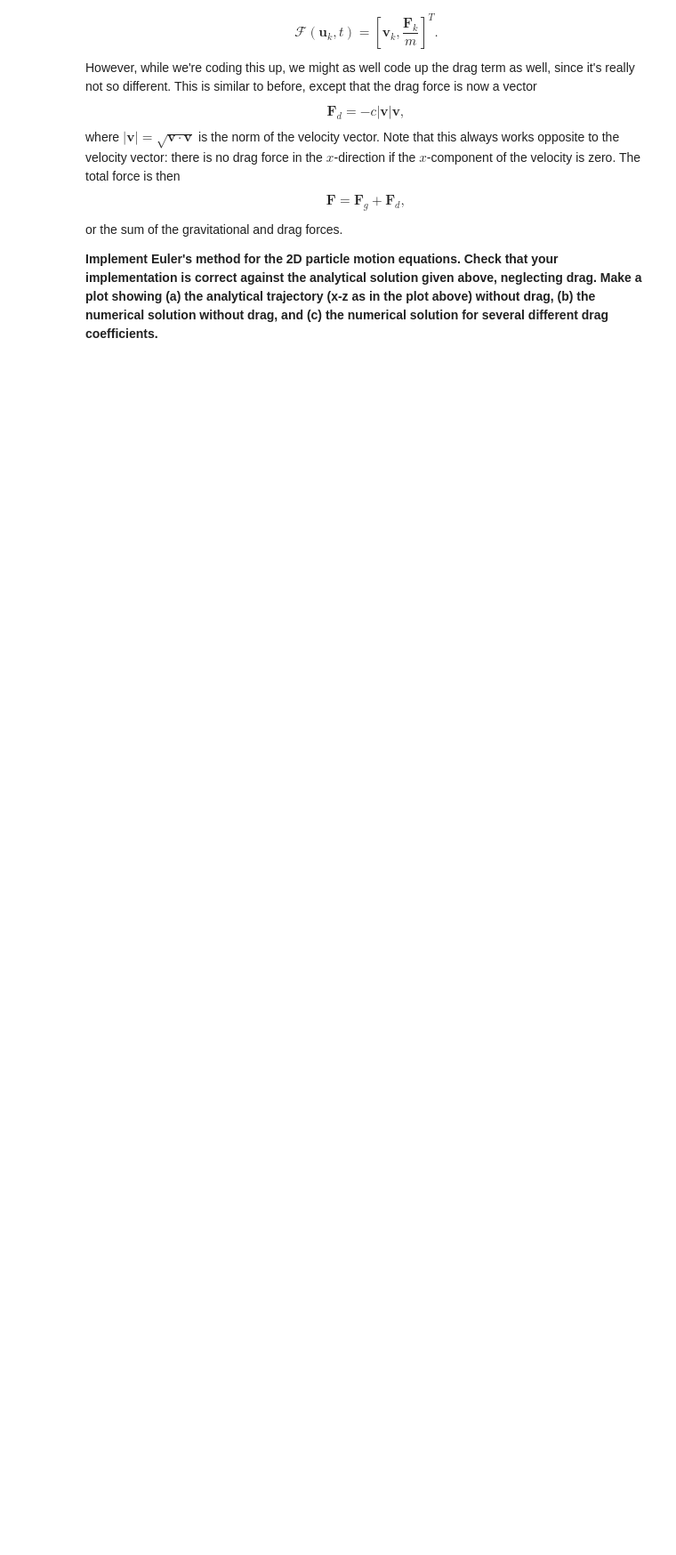
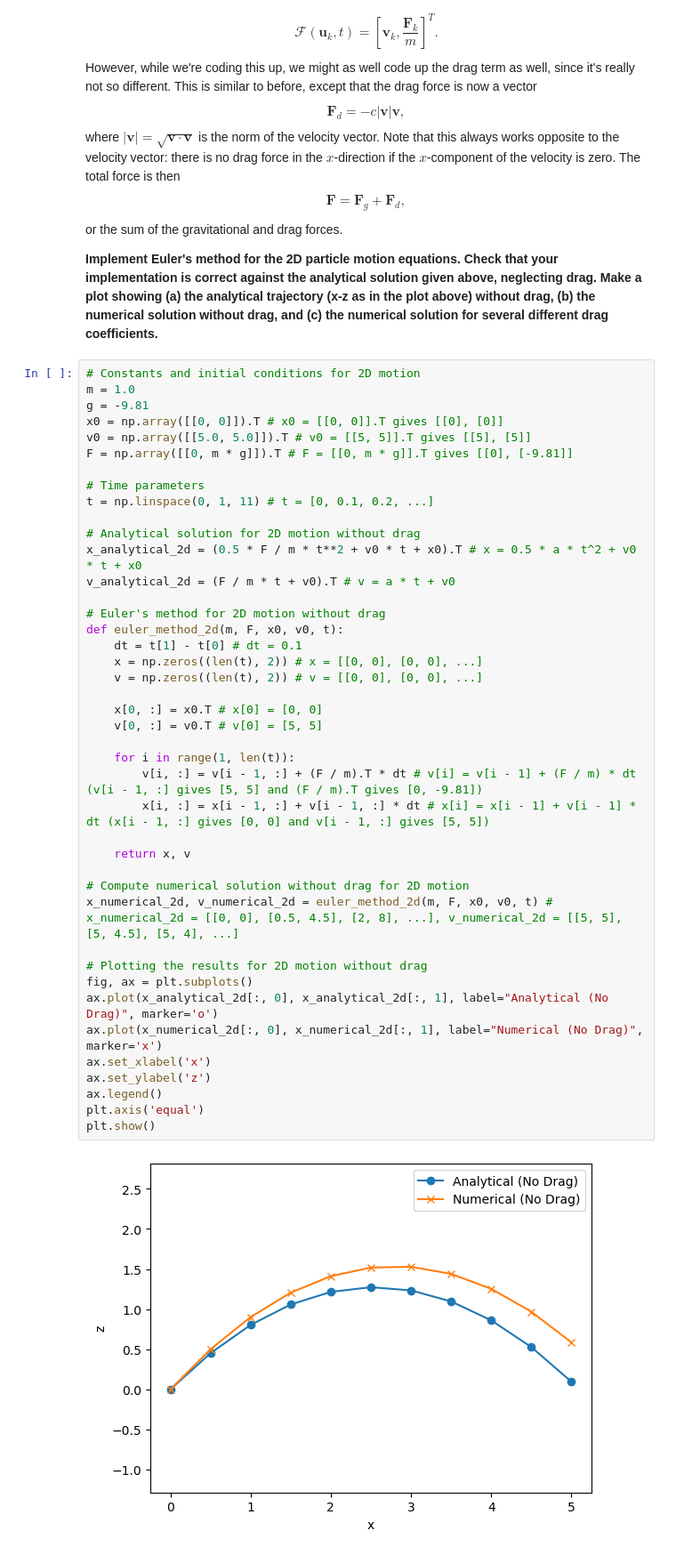
Before and after one commit to cake-dev/Simulation_class, a Jupyter notebook: Project2-Projectiles/projectiles/Project2a-Projectiles.ipynb, the cells around one changed output. Shown at 89% size. Drawn from its saved outputs; the diff is of its cells as text; blank space fills up the shorter version.

```diff
--- a/Project2-Projectiles/projectiles/Project2a-Projectiles.ipynb
+++ b/Project2-Projectiles/projectiles/Project2a-Projectiles.ipynb
@@ -299,3 +321,47 @@ $$
 or the sum of the gravitational and drag forces.
 
 **Implement Euler's method for the 2D particle motion equations.  Check that your implementation is correct against the analytical solution given above, neglecting drag.  Make a plot showing (a) the analytical trajectory (x-z as in the plot above) without drag, (b) the numerical solution without drag, and (c) the numerical solution for several different drag coefficients.**
+# %%
+# Constants and initial conditions for 2D motion
+m = 1.0
+g = -9.81
+x0 = np.array([[0, 0]]).T # x0 = [[0, 0]].T gives [[0], [0]]
+v0 = np.array([[5.0, 5.0]]).T # v0 = [[5, 5]].T gives [[5], [5]]
+F = np.array([[0, m * g]]).T # F = [[0, m * g]].T gives [[0], [-9.81]]
+
+# Time parameters
+t = np.linspace(0, 1, 11) # t = [0, 0.1, 0.2, ...]
+
+# Analytical solution for 2D motion without drag
+x_analytical_2d = (0.5 * F / m * t**2 + v0 * t + x0).T # x = 0.5 * a * t^2 + v0 * t + x0
+v_analytical_2d = (F / m * t + v0).T # v = a * t + v0
+
+# Euler's method for 2D motion without drag
+def euler_method_2d(m, F, x0, v0, t):
+    dt = t[1] - t[0] # dt = 0.1
+    x = np.zeros((len(t), 2)) # x = [[0, 0], [0, 0], ...]
+    v = np.zeros((len(t), 2)) # v = [[0, 0], [0, 0], ...]
+
+    x[0, :] = x0.T # x[0] = [0, 0]
+    v[0, :] = v0.T # v[0] = [5, 5]
+
+    for i in range(1, len(t)):
+        v[i, :] = v[i - 1, :] + (F / m).T * dt # v[i] = v[i - 1] + (F / m) * dt (v[i - 1, :] gives [5, 5] and (F / m).T gives [0, -9.81])
+        x[i, :] = x[i - 1, :] + v[i - 1, :] * dt # x[i] = x[i - 1] + v[i - 1] * dt (x[i - 1, :] gives [0, 0] and v[i - 1, :] gives [5, 5])
+
+    return x, v
+
+# Compute numerical solution without drag for 2D motion
+x_numerical_2d, v_numerical_2d = euler_method_2d(m, F, x0, v0, t) # x_numerical_2d = [[0, 0], [0.5, 4.5], [2, 8], ...], v_numerical_2d = [[5, 5], [5, 4.5], [5, 4], ...]
+
+# Plotting the results for 2D motion without drag
+fig, ax = plt.subplots()
+ax.plot(x_analytical_2d[:, 0], x_analytical_2d[:, 1], label="Analytical (No Drag)", marker='o')
+ax.plot(x_numerical_2d[:, 0], x_numerical_2d[:, 1], label="Numerical (No Drag)", marker='x')
+ax.set_xlabel('x')
+ax.set_ylabel('z')
+ax.legend()
+plt.axis('equal')
+plt.show()
+# %% [output]
+[figure, added]
```
Also changed, not shown: parts of 13 cells of this notebook.
